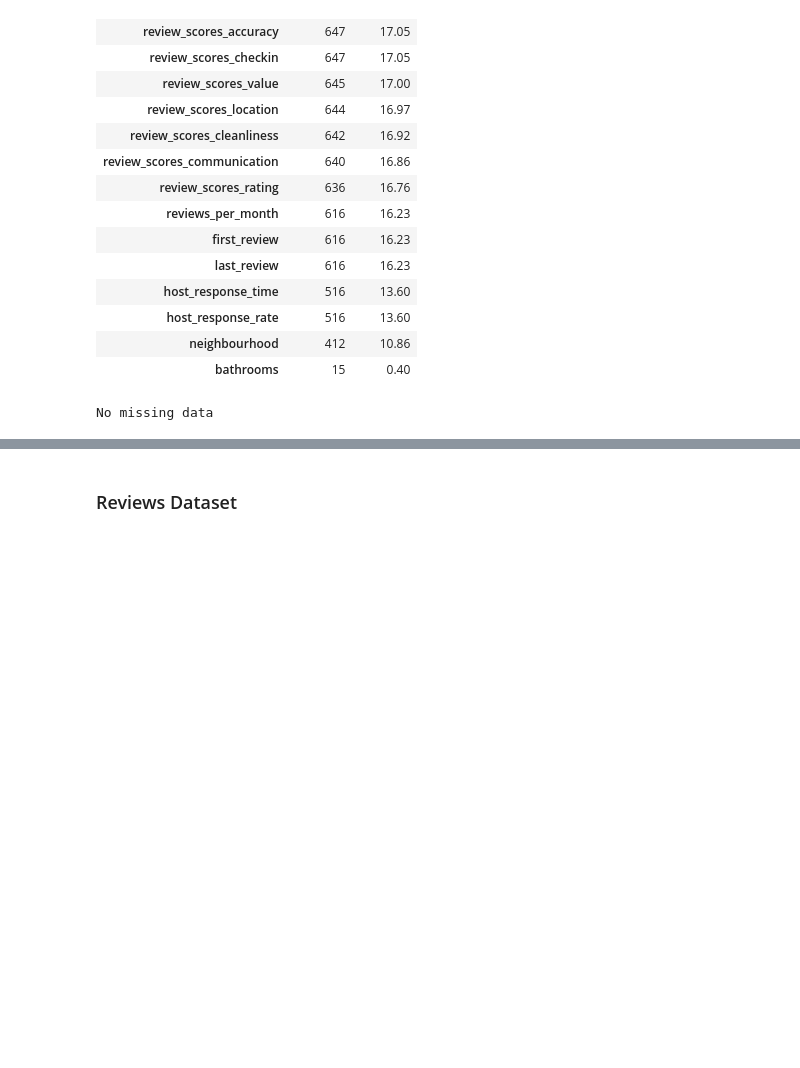
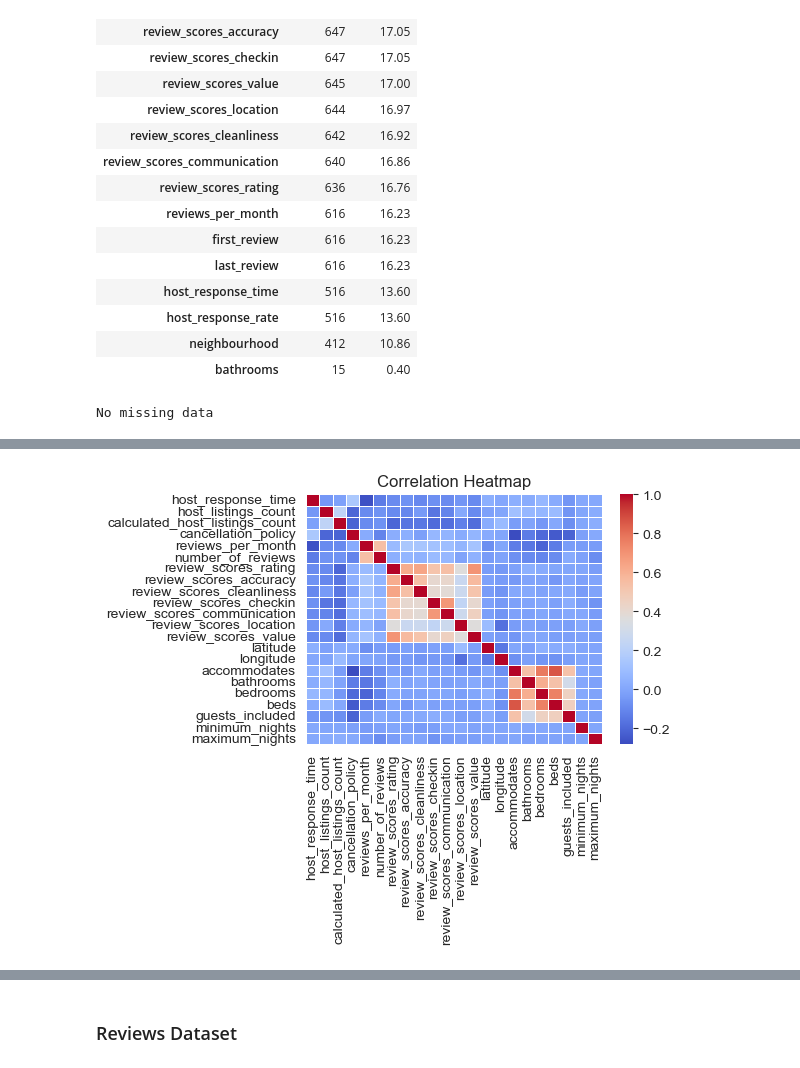
Before and after one commit to mafda/seattle_airbnb_data_analysis, a Jupyter notebook: src/seattle_airbnb_data_analysis.ipynb, the cells around one changed output, grey strips where cells are left out. Cells and saved outputs as stored; diff of their text form; code cells hidden in the pictures; blank space fills up the shorter version.

```diff
--- a/src/seattle_airbnb_data_analysis.ipynb
+++ b/src/seattle_airbnb_data_analysis.ipynb
@@ -529,0 +591,15 @@ No missing data
+# %%
+# Select relevant numeric columns
+numeric_columns = listings_filtered.select_dtypes(include=['float64', 'int64'])
+
+# Calculate the correlation matrix
+corr_matrix = numeric_columns.corr()
+
+# Create the heatmap
+plt.figure(figsize=(6, 5))
+sns.heatmap(corr_matrix, annot=False, cmap='coolwarm', linewidths=0.5)
+plt.title('Correlation Heatmap')
+plt.tight_layout()
+plt.show()
+# %% [output]
+[figure, added]
```
Also changed, not shown: parts of 24 cells of this notebook.
